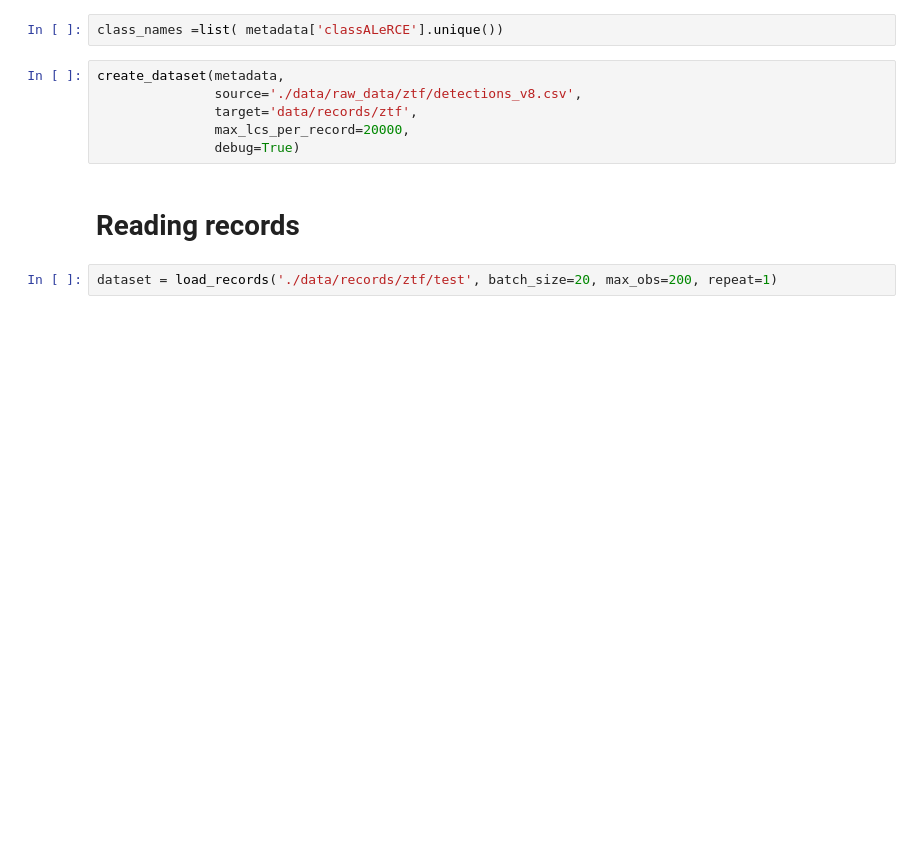
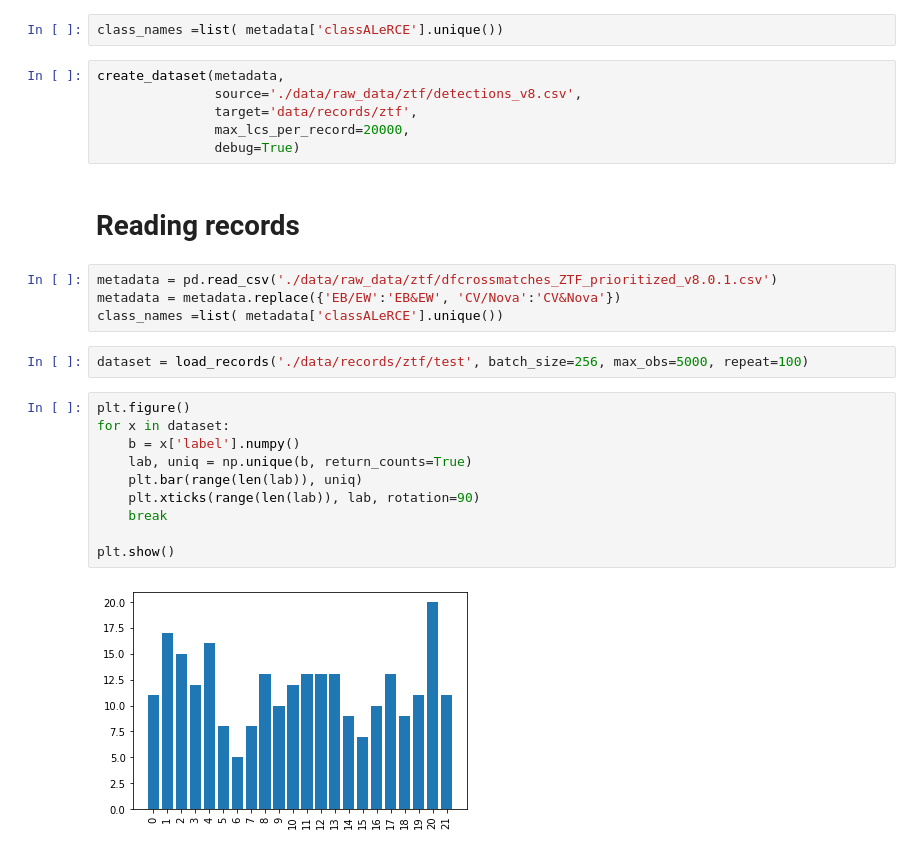
Before and after one commit to cridonoso/rnn_classifier, a Jupyter notebook: presentation/notebooks/create_records.ipynb, the cells around one changed output. Saved outputs shown, nothing was run; the diff lists cells and outputs as text; blank space fills up the shorter version.

```diff
--- a/presentation/notebooks/create_records.ipynb
+++ b/presentation/notebooks/create_records.ipynb
@@ -44,8 +46,24 @@ create_dataset(metadata,
                debug=True)
 # %% [markdown]
 # Reading records
+# %%
+metadata = pd.read_csv('./data/raw_data/ztf/dfcrossmatches_ZTF_prioritized_v8.0.1.csv')
+metadata = metadata.replace({'EB/EW':'EB&EW', 'CV/Nova':'CV&Nova'})
+class_names =list( metadata['classALeRCE'].unique())
 # %%
-dataset = load_records('./data/records/ztf/test', batch_size=20, max_obs=200, repeat=1)
+dataset = load_records('./data/records/ztf/test', batch_size=256, max_obs=5000, repeat=100)
+# %%
+plt.figure()
+for x in dataset:
+    b = x['label'].numpy()
+    lab, uniq = np.unique(b, return_counts=True)
+    plt.bar(range(len(lab)), uniq)
+    plt.xticks(range(len(lab)), lab, rotation=90)
+    break
+
+plt.show()
+# %% [output]
+[figure, added]
 # %%
 for batch in dataset:
     print(batch['lcid'][0])
```
Also changed, not shown: parts of 3 cells of this notebook, 1 other file.
